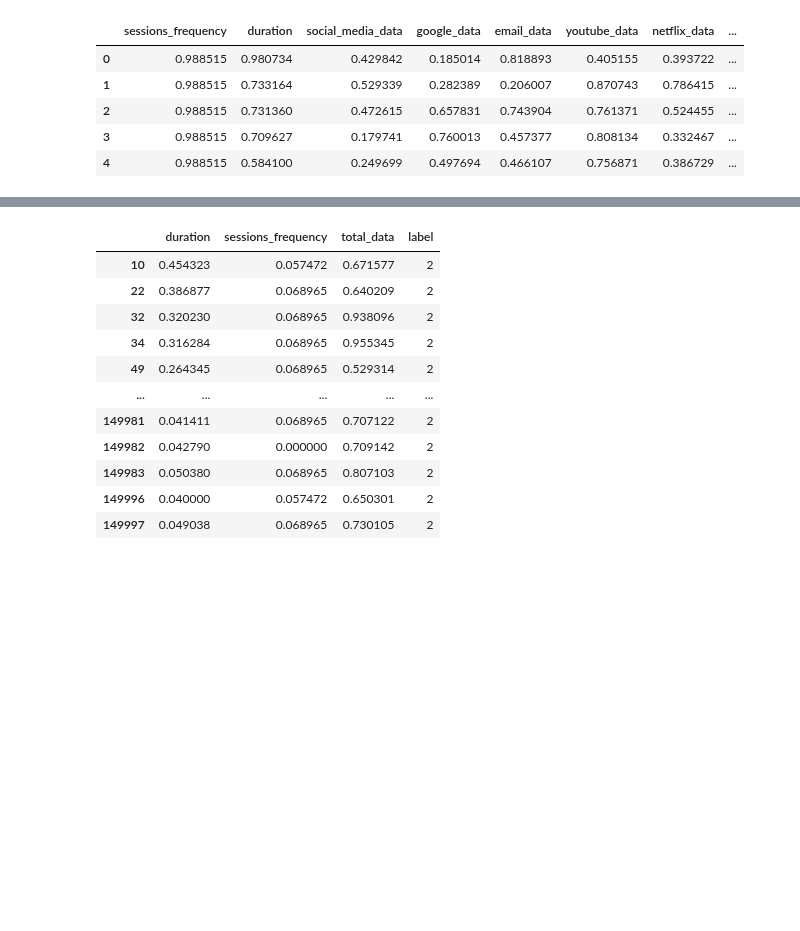
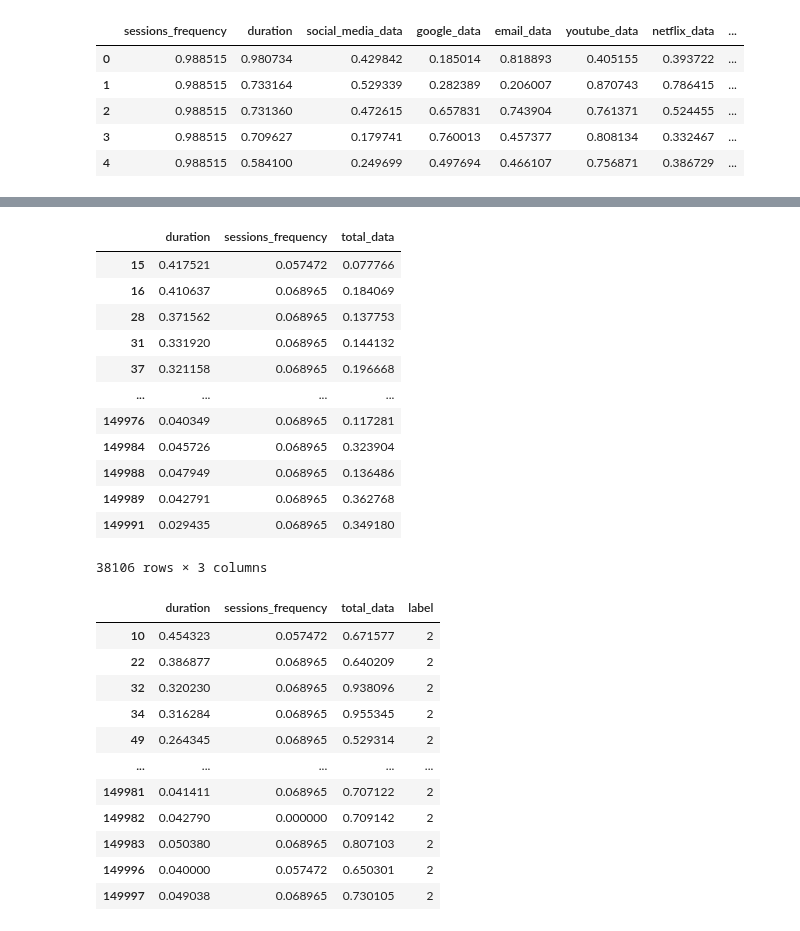
Before and after one commit to tutorialcreation/TelComChallenge, a Jupyter notebook: notebooks/Modelling.ipynb, the cells around one changed output, grey strips where cells are left out. Drawn from its saved outputs; the diff is of its cells as text; code cells hidden in the pictures; blank space fills up the shorter version.

```diff
--- a/notebooks/Modelling.ipynb
+++ b/notebooks/Modelling.ipynb
@@ -207,3 +215,19 @@ dtype: int64
+# %%
+kmeans_df[label==2]
+# %% [output]
+|  | duration | sessions_frequency | total_data |
+| 15 | 0.417521 | 0.057472 | 0.077766 |
+| 16 | 0.410637 | 0.068965 | 0.184069 |
+| 28 | 0.371562 | 0.068965 | 0.137753 |
+| 31 | 0.331920 | 0.068965 | 0.144132 |
+| 37 | 0.321158 | 0.068965 | 0.196668 |
+| ... | ... | ... | ... |
+| 149976 | 0.040349 | 0.068965 | 0.117281 |
+| 149984 | 0.045726 | 0.068965 | 0.323904 |
+| 149988 | 0.047949 | 0.068965 | 0.136486 |
+| 149989 | 0.042791 | 0.068965 | 0.362768 |
+| 149991 | 0.029435 | 0.068965 | 0.349180 |
+38106 rows × 3 columns
 # %%
 kmeans_df[label == 0]
 # %% [output]
```
Also changed, not shown: parts of 5 cells of this notebook.
